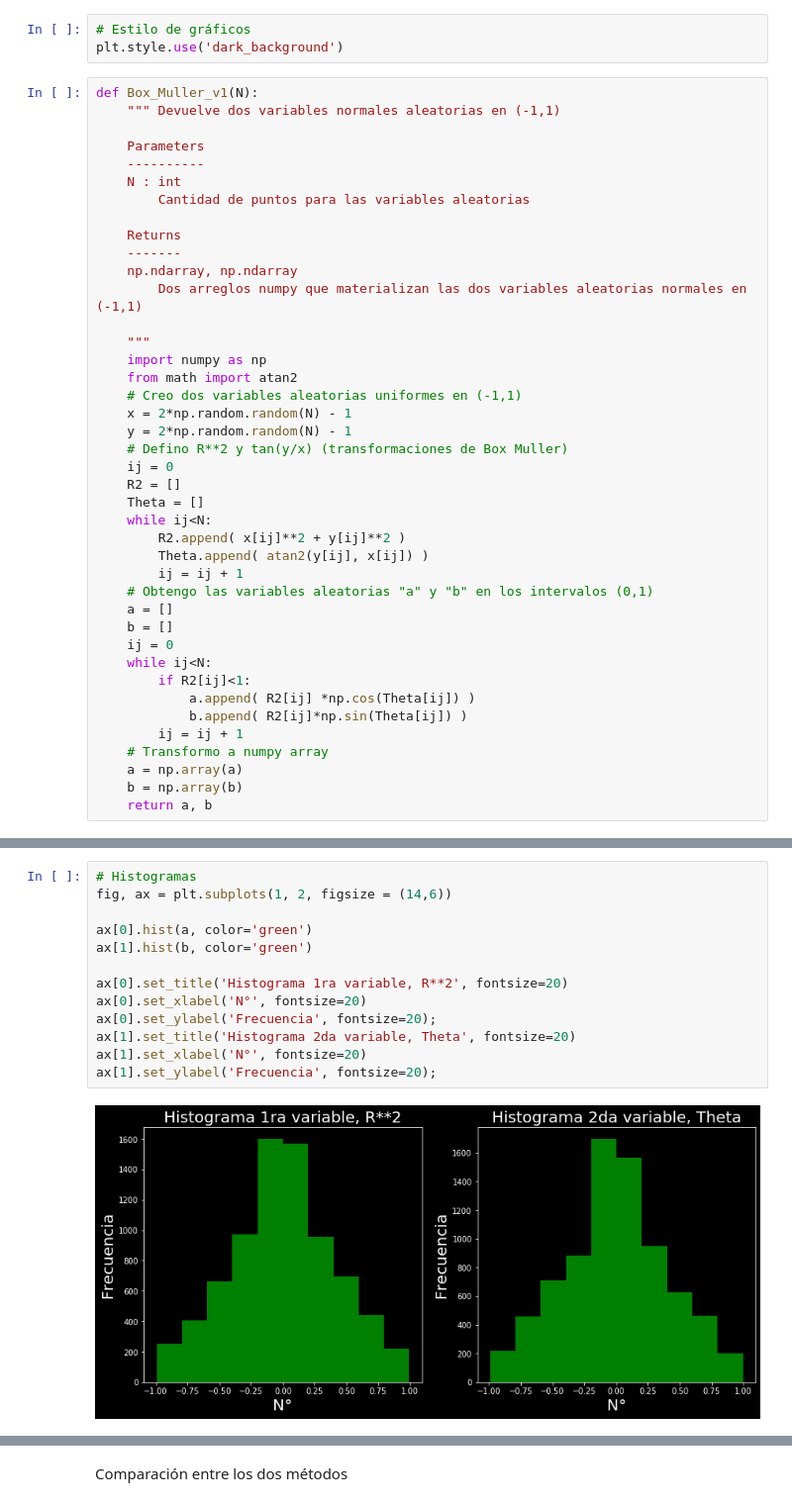
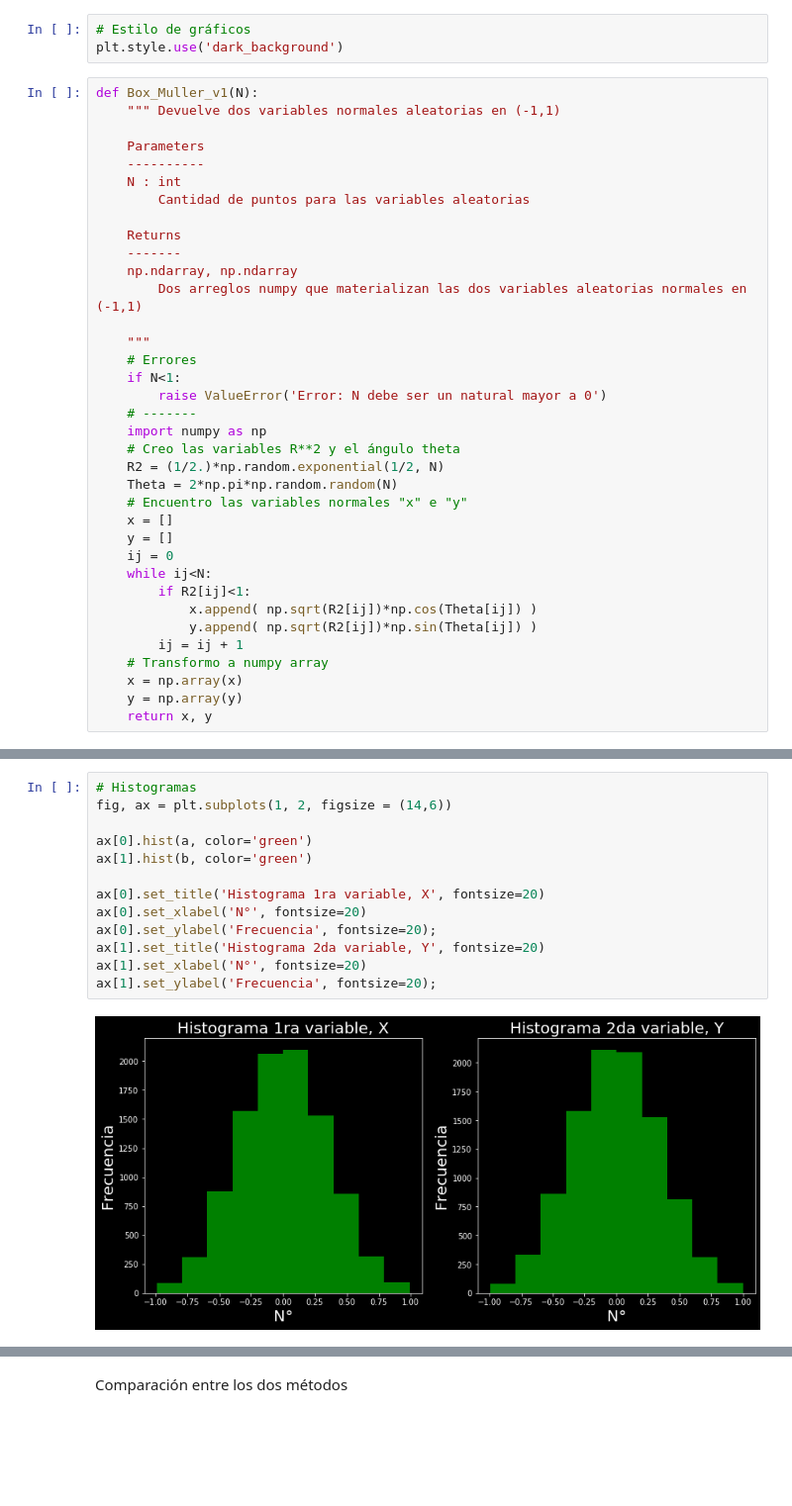
Before and after one commit to MatiasNRamos/Astrometria, a Jupyter notebook: Guia_2/Problema_7.ipynb, the cells around one changed output, grey strips where cells are left out. Shown: that part at 99% size. Drawn from its saved outputs; the diff is of its cells as text; blank space fills up the shorter version.

```diff
--- a/Guia_2/Problema_7.ipynb
+++ b/Guia_2/Problema_7.ipynb
@@ -24,32 +30,27 @@ def Box_Muller_v1(N):
         Dos arreglos numpy que materializan las dos variables aleatorias normales en (-1,1)
 
     """
+    # Errores
+    if N<1:
+        raise ValueError('Error: N debe ser un natural mayor a 0')
+    # -------
     import numpy as np
-    from math import atan2
-    # Creo dos variables aleatorias uniformes en (-1,1)
-    x = 2*np.random.random(N) - 1
-    y = 2*np.random.random(N) - 1
-    # Defino R**2 y tan(y/x) (transformaciones de Box Muller)
-    ij = 0
-    R2 = []
-    Theta = []
-    while ij<N:
-        R2.append( x[ij]**2 + y[ij]**2 )
-        Theta.append( atan2(y[ij], x[ij]) )
-        ij = ij + 1
-    # Obtengo las variables aleatorias "a" y "b" en los intervalos (0,1)
-    a = []
-    b = []
+    # Creo las variables R**2 y el ángulo theta
+    R2 = (1/2.)*np.random.exponential(1/2, N)
+    Theta = 2*np.pi*np.random.random(N)
+    # Encuentro las variables normales "x" e "y"
+    x = []
+    y = []
     ij = 0
     while ij<N:
         if R2[ij]<1:
-            a.append( R2[ij] *np.cos(Theta[ij]) )
-            b.append( R2[ij]*np.sin(Theta[ij]) )
+            x.append( np.sqrt(R2[ij])*np.cos(Theta[ij]) )
+            y.append( np.sqrt(R2[ij])*np.sin(Theta[ij]) )
         ij = ij + 1
     # Transformo a numpy array
-    a = np.array(a)
-    b = np.array(b)
-    return a, b
+    x = np.array(x)
+    y = np.array(y)
+    return x, y
 # %%
 # Creación de números aleatorios que siguen una gaussiana a partir de mi función:
 Nums = 10000
@@ -62,18 +63,18 @@ print('% de puntos aprovechados:', Porc_aprov)
 # %%
 # Histogramas
 fig, ax = plt.subplots(1, 2, figsize = (14,6))
 
 ax[0].hist(a, color='green')
 ax[1].hist(b, color='green')
 
-ax[0].set_title('Histograma 1ra variable, R**2', fontsize=20)
+ax[0].set_title('Histograma 1ra variable, X', fontsize=20)
 ax[0].set_xlabel('N°', fontsize=20)
 ax[0].set_ylabel('Frecuencia', fontsize=20);
-ax[1].set_title('Histograma 2da variable, Theta', fontsize=20)
+ax[1].set_title('Histograma 2da variable, Y', fontsize=20)
 ax[1].set_xlabel('N°', fontsize=20)
 ax[1].set_ylabel('Frecuencia', fontsize=20);
 # %% [output]
-[figure, old version]
+[figure, new version]
 # %%
 # Puntos generados
 fig, ax = plt.subplots(1, 1, figsize = (6,6))
```
Also changed, not shown: parts of 11 cells of this notebook, 1 other file.
